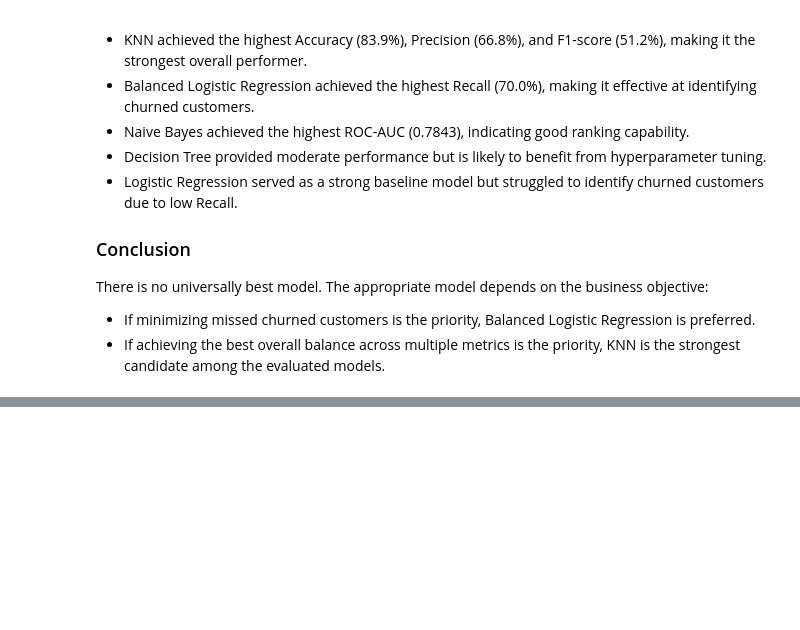
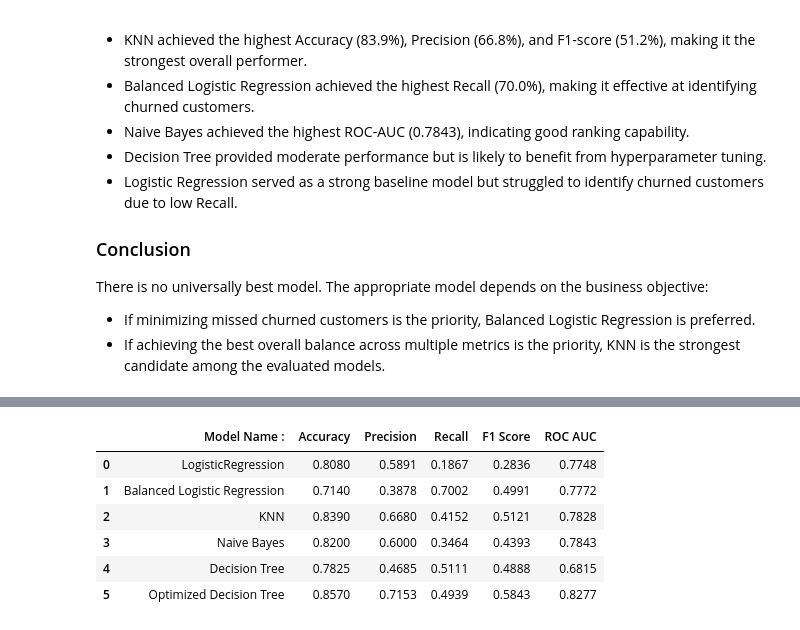
Before and after one commit to dattaemon247-art/customer-churn-prediction, a Jupyter notebook: notebooks/05_model_comparison.ipynb, the cells around one changed output, grey strips where cells are left out. Drawn from its saved outputs; the diff is of its cells as text; code cells hidden in the pictures; blank space fills up the shorter version.

Commit message:
Selected The Best Model

```diff
--- a/notebooks/05_model_comparison.ipynb
+++ b/notebooks/05_model_comparison.ipynb
@@ -225,0 +384,10 @@ There is no universally best model. The appropriate model depends on the busines
+# %%
+best_dt = DecisionTreeClassifier(
+    criterion="entropy",
+    max_depth=7,
+    min_samples_split=2,
+    min_samples_leaf=1,
+    random_state=42
+)
+# %%
+best_dt.fit(X_train, y_train)
@@ -225,0 +396,9 @@ There is no universally best model. The appropriate model depends on the busines
+# %%
+best_dt_results = evaluate_model(
+    "Optimized Decision Tree",
+    best_dt,
+    X_test,
+    y_test
+)
+
+best_dt_results
@@ -225,0 +438,23 @@ There is no universally best model. The appropriate model depends on the busines
+# %%
+final_results = [
+    lr_result,
+    lr_balanced_results,
+    knn_result,
+    nb_result,
+    dt_result,
+    best_dt_results
+]
+# %%
+final_comparison = pd.DataFrame(final_results)
+
+final_comparison = final_comparison.round(4)
+
+final_comparison
+# %% [output]
+|  | Model Name : | Accuracy | Precision | Recall | F1 Score | ROC AUC |
+| 0 | LogisticRegression | 0.8080 | 0.5891 | 0.1867 | 0.2836 | 0.7748 |
+| 1 | Balanced Logistic Regression | 0.7140 | 0.3878 | 0.7002 | 0.4991 | 0.7772 |
+| 2 | KNN | 0.8390 | 0.6680 | 0.4152 | 0.5121 | 0.7828 |
+| 3 | Naive Bayes | 0.8200 | 0.6000 | 0.3464 | 0.4393 | 0.7843 |
+| 4 | Decision Tree | 0.7825 | 0.4685 | 0.5111 | 0.4888 | 0.6815 |
+| 5 | Optimized Decision Tree | 0.8570 | 0.7153 | 0.4939 | 0.5843 | 0.8277 |
```
Also changed, not shown: parts of 27 cells of this notebook.
